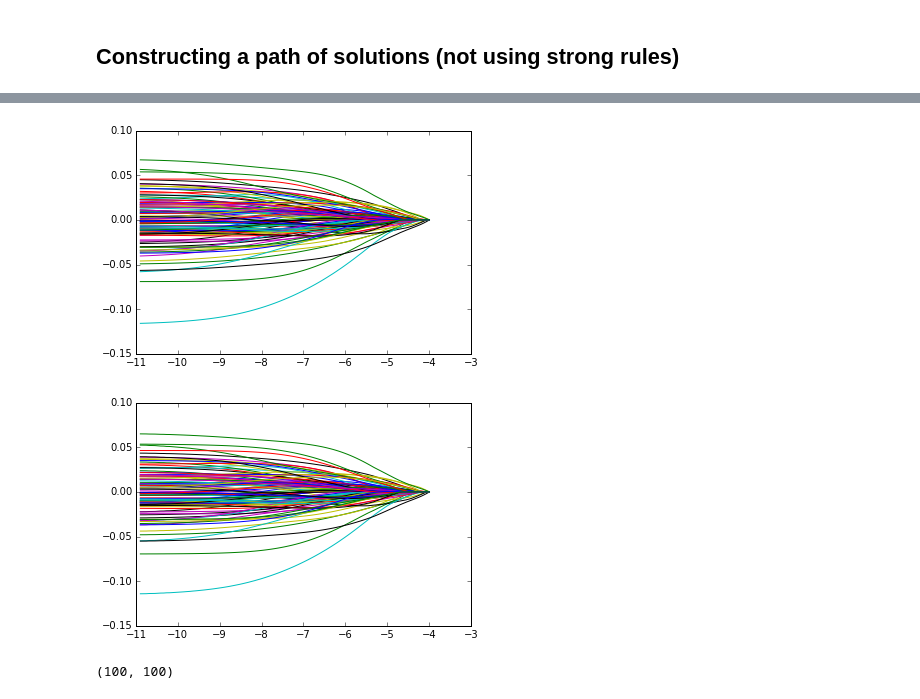
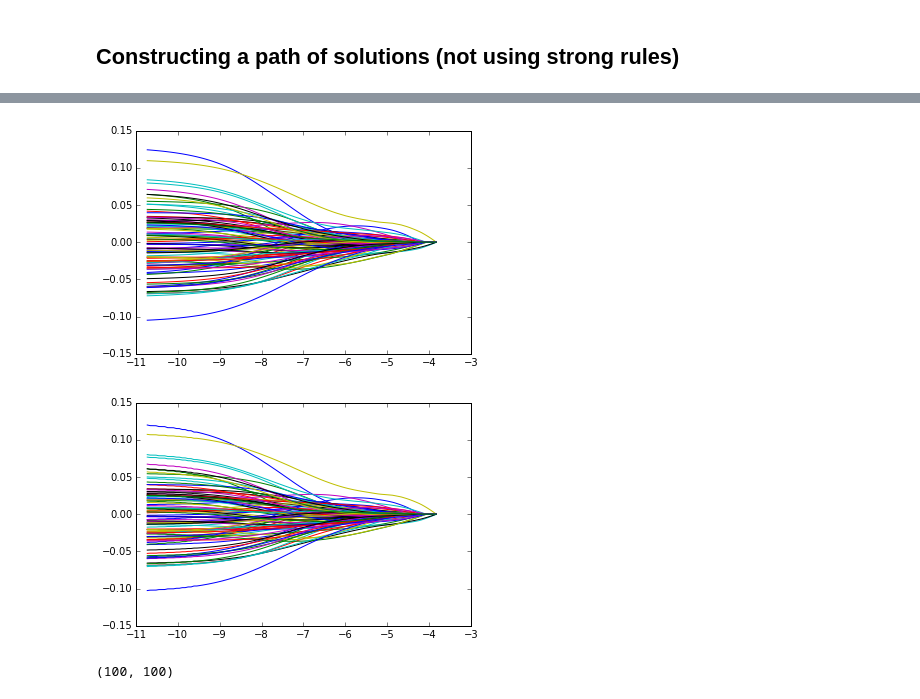
Before and after one commit to regreg/regreg, a Jupyter notebook: doc/notebooks/Group LASSO.ipynb, the cells around one changed output, grey strips where cells are left out. Cells and saved outputs as stored; diff of their text form; code cells hidden in the pictures.

Commit message:
DOC: making Group LASSO and Fused LASSO run

```diff
--- a/doc/notebooks/Group LASSO.ipynb
+++ b/doc/notebooks/Group LASSO.ipynb
@@ -48,7 +48,7 @@ print X.shape, Y.shape
 groups = []
 for i in range(20):
     groups.extend([i]*5)
-penalty = rr.group_lasso(groups, lagrange=lagrange_g)
+penalty = rr.group_lasso(groups, lagrange=L.max())
 # %% [markdown]
 It is useful to have a global Lipschitz constant to start the algorithm so the backtracking step
  does not have a long search. For least squares we can take
@@ -76,7 +76,7 @@ to FISTA, we will set the penalty.coefs to 0, as these are currently saved at th
 ## Constructing a path of solutions (not using strong rules)
 # %%
 score0 = loss.smooth_objective(np.zeros(100), mode='grad')
-dual_penalty = rr.group_lasso_dual(ggroups, lagrange=1.)
+dual_penalty = rr.group_lasso_dual(groups, lagrange=1.)
 lagrange_max = dual_penalty.seminorm(score0)
 lagrange_seq = lagrange_max * np.exp(np.linspace(np.log(0.001), 0, 100))[::-1][DF < 110]
 # %%
@@ -99,14 +99,22 @@ ri.r('gg1 = gglasso(x=X,y=Y,group=group1,loss="ls")')
 # %%
+problem = rr.simple_problem(loss, penalty)
+penalty.lagrange = lagrange_max
+solns = [problem.solve(tol=1.e-7, min_its=20)]
+final_step = problem.final_step
+for iterct, lagrange in enumerate(lagrange_seq[1:]):
+    penalty.lagrange = lagrange
+    solns.append(problem.solve(start_step=final_step, tol=1.e-10).copy())
+    final_step = problem.final_step
 solns = np.array(solns)
 a = [plt.plot(np.log(lagrange_seq), solns[:,i]) for i in range(100)]
 #plt.gca().set_ylim([-0.5,0.5])
 # %% [output]
-[figure, old version]
+[figure, new version]
 # %%
 b = [pylab.plot(np.log(lagrange_seq), B[i][DF < 110]) for i in range(100)];
 #plt.gca().set_ylim([-0.5,0.5])
 # %% [output]
-[figure, old version]
+[figure, new version]
 # %%
 B.shape
 # %% [output]
```
Also changed, not shown: parts of 8 cells of this notebook, 2 other files.
